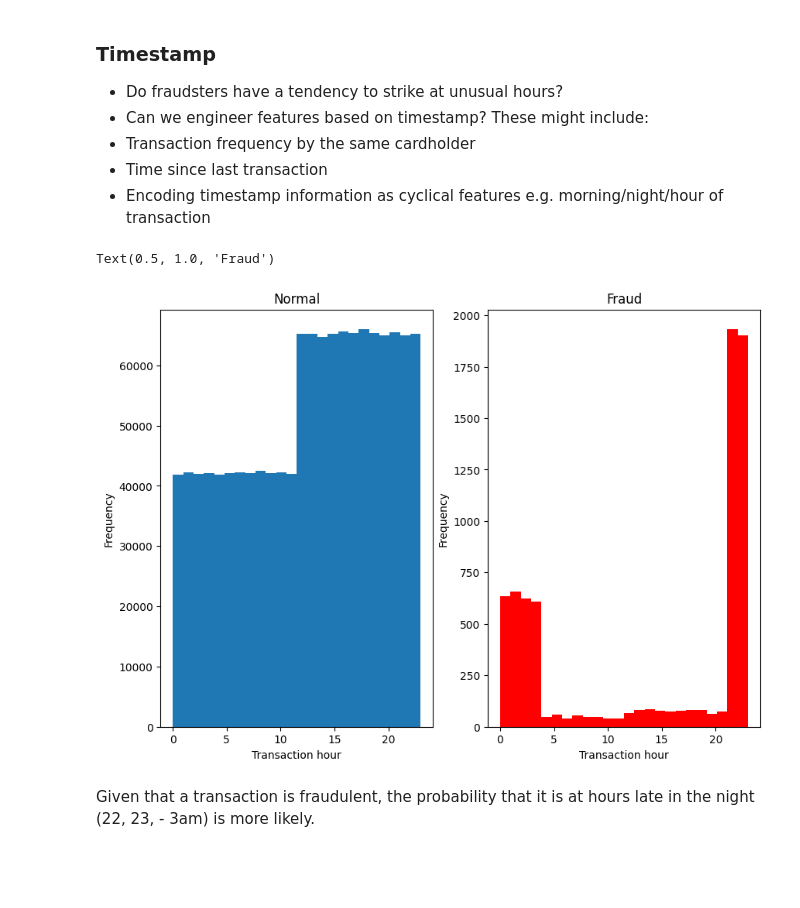
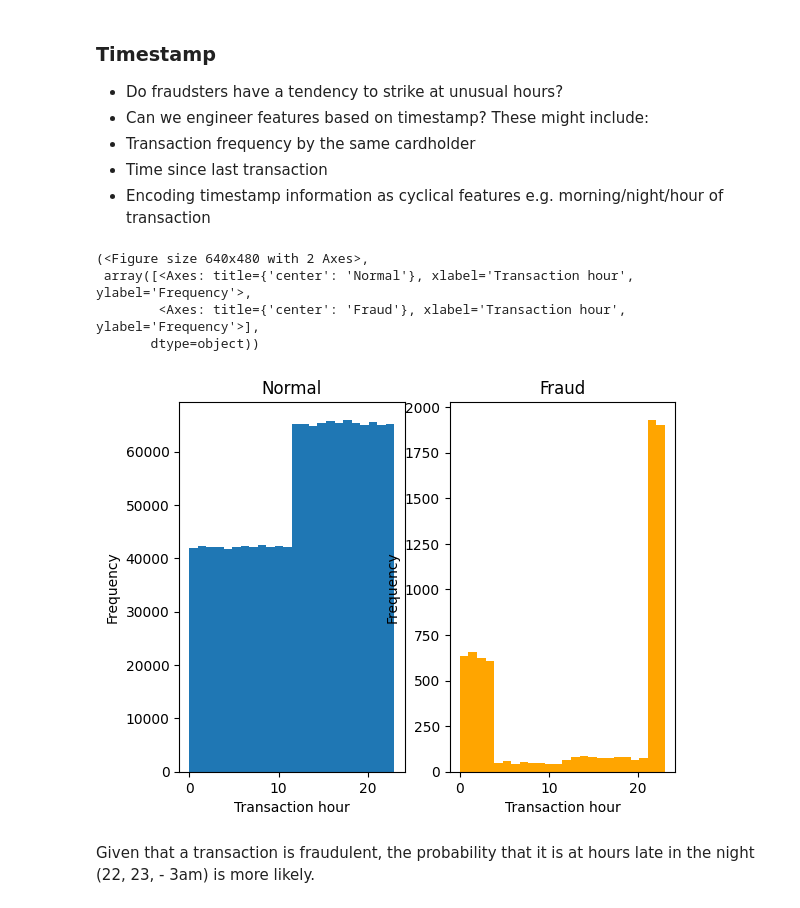
Before and after one commit to madtheorist/credit-fraud-api, a Jupyter notebook: eda.ipynb, the cells around one changed output. Drawn from its saved outputs; the diff is of its cells as text; code cells hidden in the pictures; blank space fills up the shorter version.

```diff
--- a/eda.ipynb
+++ b/eda.ipynb
@@ -183,21 +183,22 @@ Text(0.5, 1.0, 'Transaction amount by category, grouped by fraud vs non-fraud sa
 - Transaction frequency by the same cardholder
 - Time since last transaction
 - Encoding timestamp information as cyclical features e.g. morning/night/hour of transaction
-# %%
-fig, axs = plt.subplots(1, 2)
-fig.set_figwidth(10)
-fig.set_figheight(7)
-axs[0].hist(df_normal['hour'], bins=24)
-axs[0].set_xlabel('Transaction hour')
-axs[0].set_ylabel('Frequency')
-axs[0].set_title('Normal')
-axs[1].hist(df_fraud['hour'], bins=24, color='red')
-axs[1].set_xlabel('Transaction hour')
-axs[1].set_ylabel('Frequency')
-axs[1].set_title('Fraud')
-# %% [output]
-Text(0.5, 1.0, 'Fraud')
-[figure, removed]
+# %%
+plot_comparison_histogram(
+    df_normal,
+    df_fraud,
+    col_name='hour',
+    normal_bins=24,
+    fraud_bins=24,
+    x_label='Transaction hour',
+    y_label='Frequency'
+)
+# %% [output]
+(<Figure size 640x480 with 2 Axes>,
+ array([<Axes: title={'center': 'Normal'}, xlabel='Transaction hour', ylabel='Frequency'>,
+        <Axes: title={'center': 'Fraud'}, xlabel='Transaction hour', ylabel='Frequency'>],
+       dtype=object))
+[figure, added]
 # %% [markdown]
 Given that a transaction is fraudulent, the probability that it is at hours late in the night (22, 23, - 3am) is more likely.
 # %%
```
Also changed, not shown: parts of 6 cells of this notebook.
